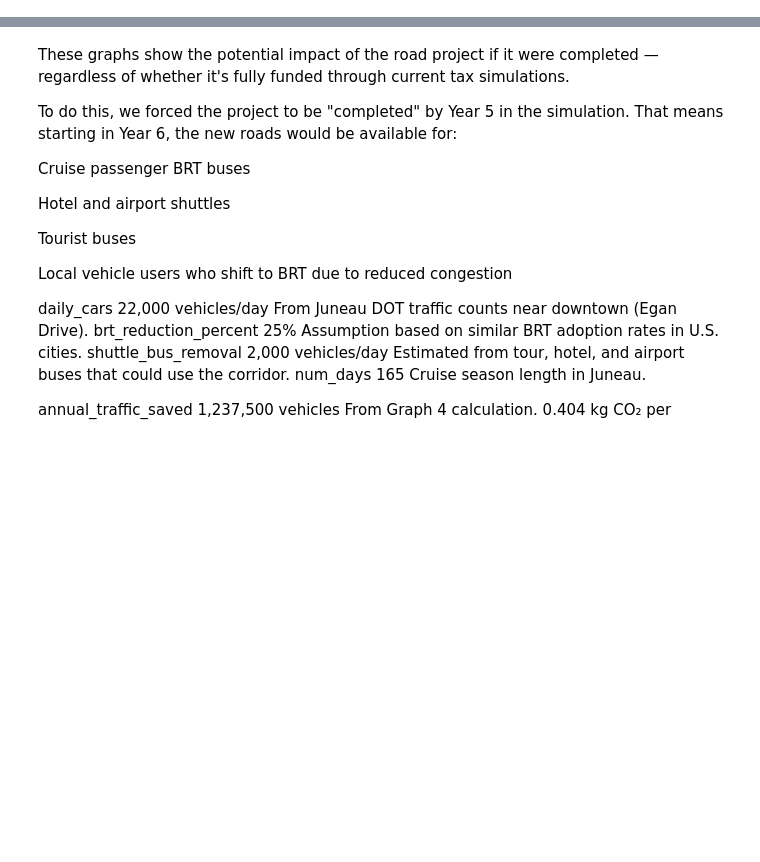
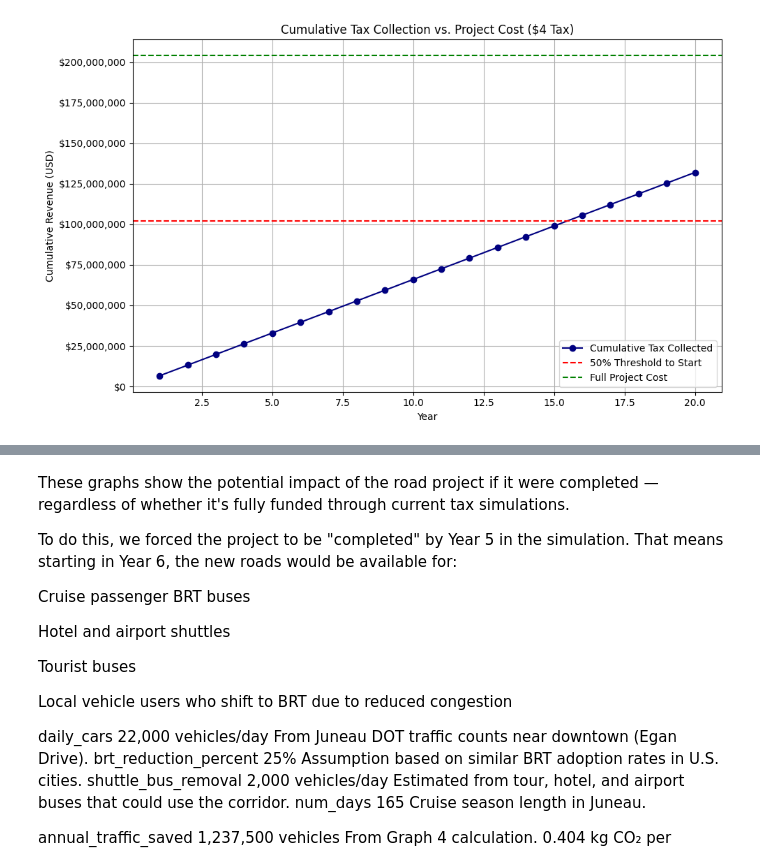
Before and after one commit to Dennis-LCLema/Sustainable-Tourism-Sring2025, a Jupyter notebook: Advanced Model -road project.ipynb, the cells around one changed output, grey strips where cells are left out. Saved outputs shown, nothing was run; the diff lists cells and outputs as text; code cells hidden in the pictures; blank space fills up the shorter version.

```diff
--- a/Advanced Model -road project.ipynb
+++ b/Advanced Model -road project.ipynb
@@ -124,0 +148,17 @@ plt.show()
+# %%
+# --- Graph 2: Cumulative Tax vs Project Cost ---
+plt.figure(figsize=(10, 6))
+cumulative_tax = np.cumsum(annual_tax_avg)
+plt.plot(range(1, num_years + 1), cumulative_tax, marker='o', color='navy', label='Cumulative Tax Collected')
+plt.axhline(total_project_cost * project_start_threshold, color='red', linestyle='--', label='50% Threshold to Start')
+plt.axhline(total_project_cost, color='green', linestyle='--', label='Full Project Cost')
+plt.title("Cumulative Tax Collection vs. Project Cost ($4 Tax)")
+plt.xlabel("Year")
+plt.ylabel("Cumulative Revenue (USD)")
+plt.legend()
+plt.grid(True)
+plt.gca().yaxis.set_major_formatter(mticker.FuncFormatter(lambda x, _: f'${x:,.0f}'))
+plt.tight_layout()
+plt.show()
+# %% [output]
+[figure, added]
```
Also changed, not shown: parts of 14 cells of this notebook.
